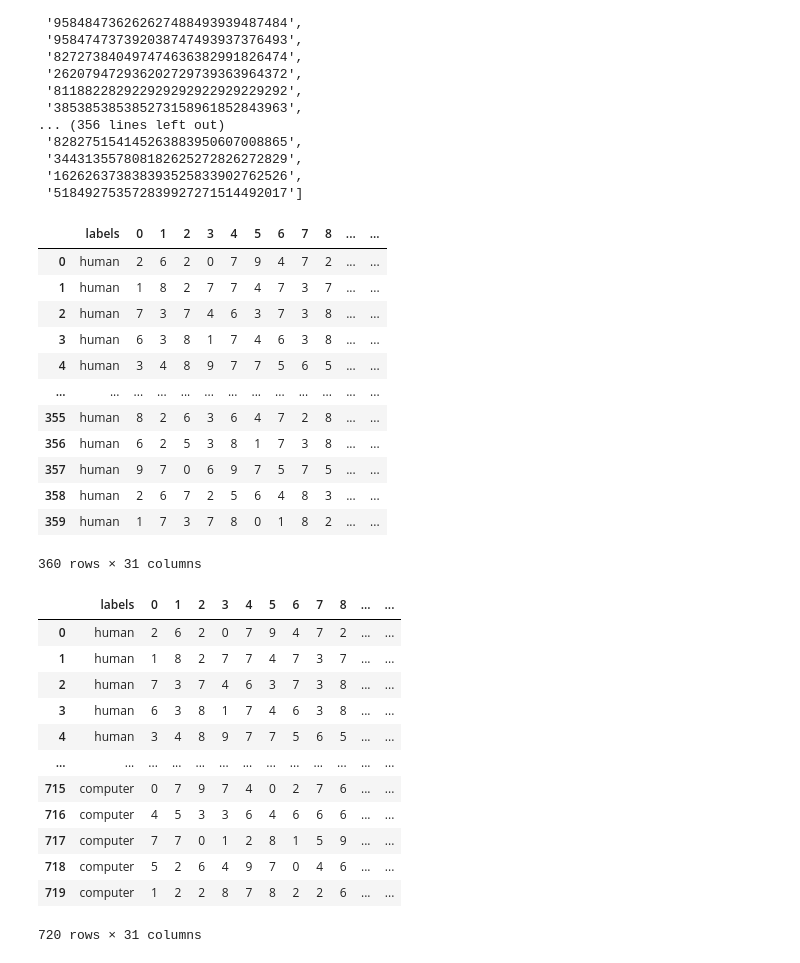
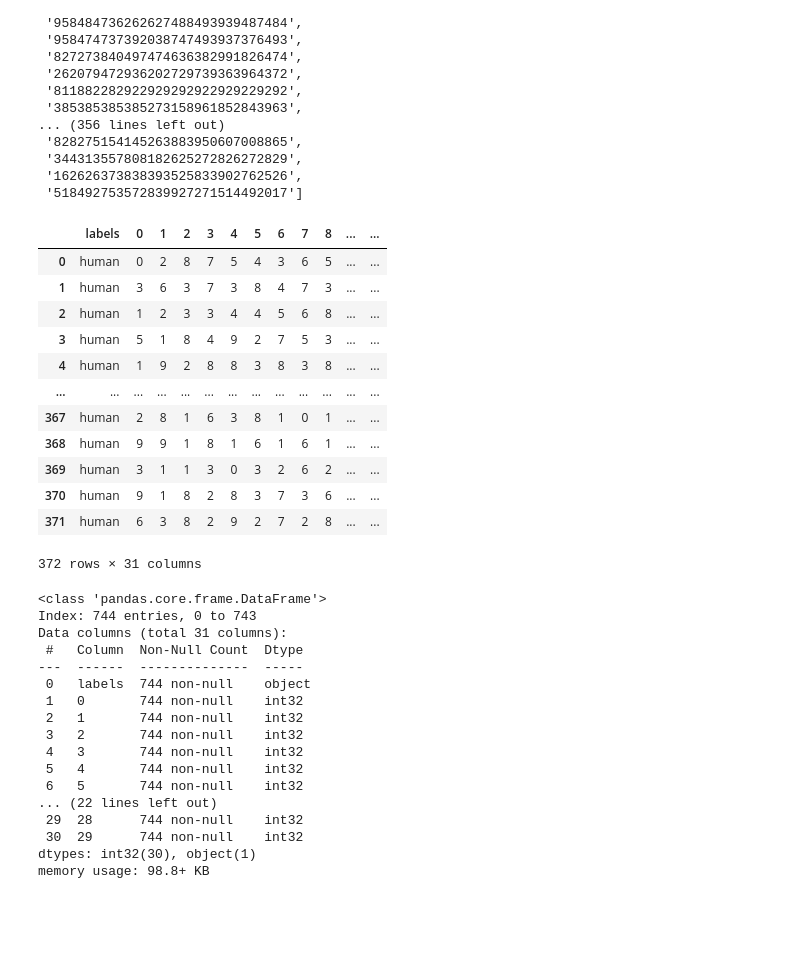
Before and after one commit to AryaVatsa/DS-Tryouts-personal, a Jupyter notebook: Human Keyboard Spam Recognition/Keyboard Spam Bayes.ipynb, the cells around one changed output. Cells and saved outputs as stored; diff of their text form; code cells hidden in the pictures; blank space fills up the shorter version.

```diff
--- a/Human Keyboard Spam Recognition/Keyboard Spam Bayes.ipynb
+++ b/Human Keyboard Spam Recognition/Keyboard Spam Bayes.ipynb
@@ -55,31 +56,31 @@ newList
 # %%
 # make a new column for each digit in the entries (up to 30th digit) and add it as a column to dataframe
 for i in range(0, 30):
     # label each column for the position number of te digits it contains
     dat[f"{i}"] = [num[i] for num in newList]
 # drop the raw data column
 dat = dat.drop("numbers", axis=1)
 dat = dat.sample(frac=1).reset_index(drop=True) # shuffle
-# test data probably unnecessary for this method but will do a small one anyways
-testDat = dat[-12:] # take out some from te bottom for testing (will random since data has been shuffled)
-dat = dat.drop(dat[-12:].index)
-HumanResponsesCount = len(dat) # dont count the responses that have been removed
+# test data probably unnecessary for this method but will do a small one anyways }}}}}}}}}}}}}}}}}}}}}}}}}}}}}}}}}}}}}}}}}}}}}}}}}}}}}}}}}}}}}}}}}}}}
+# testDat = dat[-12:] # take out some from te bottom for testing (will random since data has been shuffled)
+# dat = dat.drop(dat[-12:].index)
+HumanResponsesCount = len(dat)
 dat
 # dont covert to int now. can convert when in the numpy arrays (easier to convert the whole thing when we dont have a column that we want to keep as string)
 # %% [output]
 |  | labels | 0 | 1 | 2 | 3 | 4 | 5 | 6 | 7 | 8 | ... | ... |
-| 0 | human | 2 | 6 | 2 | 0 | 7 | 9 | 4 | 7 | 2 | ... | ... |
-| 1 | human | 1 | 8 | 2 | 7 | 7 | 4 | 7 | 3 | 7 | ... | ... |
-| 2 | human | 7 | 3 | 7 | 4 | 6 | 3 | 7 | 3 | 8 | ... | ... |
-| 3 | human | 6 | 3 | 8 | 1 | 7 | 4 | 6 | 3 | 8 | ... | ... |
-| 4 | human | 3 | 4 | 8 | 9 | 7 | 7 | 5 | 6 | 5 | ... | ... |
+| 0 | human | 0 | 2 | 8 | 7 | 5 | 4 | 3 | 6 | 5 | ... | ... |
+| 1 | human | 3 | 6 | 3 | 7 | 3 | 8 | 4 | 7 | 3 | ... | ... |
+| 2 | human | 1 | 2 | 3 | 3 | 4 | 4 | 5 | 6 | 8 | ... | ... |
+| 3 | human | 5 | 1 | 8 | 4 | 9 | 2 | 7 | 5 | 3 | ... | ... |
+| 4 | human | 1 | 9 | 2 | 8 | 8 | 3 | 8 | 3 | 8 | ... | ... |
 | ... | ... | ... | ... | ... | ... | ... | ... | ... | ... | ... | ... | ... |
-| 355 | human | 8 | 2 | 6 | 3 | 6 | 4 | 7 | 2 | 8 | ... | ... |
-| 356 | human | 6 | 2 | 5 | 3 | 8 | 1 | 7 | 3 | 8 | ... | ... |
-| 357 | human | 9 | 7 | 0 | 6 | 9 | 7 | 5 | 7 | 5 | ... | ... |
-| 358 | human | 2 | 6 | 7 | 2 | 5 | 6 | 4 | 8 | 3 | ... | ... |
-| 359 | human | 1 | 7 | 3 | 7 | 8 | 0 | 1 | 8 | 2 | ... | ... |
+| 367 | human | 2 | 8 | 1 | 6 | 3 | 8 | 1 | 0 | 1 | ... | ... |
+| 368 | human | 9 | 9 | 1 | 8 | 1 | 6 | 1 | 6 | 1 | ... | ... |
+| 369 | human | 3 | 1 | 1 | 3 | 0 | 3 | 2 | 6 | 2 | ... | ... |
+| 370 | human | 9 | 1 | 8 | 2 | 8 | 3 | 7 | 3 | 6 | ... | ... |
+| 371 | human | 6 | 3 | 8 | 2 | 9 | 2 | 7 | 2 | 8 | ... | ... |
-360 rows × 31 columns
+372 rows × 31 columns
 # %%
 # add rows of computer generated data equal to the number of human data collected
 CompResponsesCount = HumanResponsesCount # equal number
@@ -90,18 +91,27 @@ for i in range(0, CompResponsesCount):
         tempList.append(str(random.randint(0, 9)))
     dat.loc[len(dat.index)] = tempList
 
-dat
+TrainingData = dat
+for column in TrainingData.columns:
+    if column != "labels":
+        TrainingData[column] = TrainingData[column].astype(int)
+
+TrainingData.info()
 # %% [output]
-|  | labels | 0 | 1 | 2 | 3 | 4 | 5 | 6 | 7 | 8 | ... | ... |
-| 0 | human | 2 | 6 | 2 | 0 | 7 | 9 | 4 | 7 | 2 | ... | ... |
-| 1 | human | 1 | 8 | 2 | 7 | 7 | 4 | 7 | 3 | 7 | ... | ... |
-| 2 | human | 7 | 3 | 7 | 4 | 6 | 3 | 7 | 3 | 8 | ... | ... |
-| 3 | human | 6 | 3 | 8 | 1 | 7 | 4 | 6 | 3 | 8 | ... | ... |
-| 4 | human | 3 | 4 | 8 | 9 | 7 | 7 | 5 | 6 | 5 | ... | ... |
-| ... | ... | ... | ... | ... | ... | ... | ... | ... | ... | ... | ... | ... |
-| 715 | computer | 0 | 7 | 9 | 7 | 4 | 0 | 2 | 7 | 6 | ... | ... |
-| 716 | computer | 4 | 5 | 3 | 3 | 6 | 4 | 6 | 6 | 6 | ... | ... |
-| 717 | computer | 7 | 7 | 0 | 1 | 2 | 8 | 1 | 5 | 9 | ... | ... |
-| 718 | computer | 5 | 2 | 6 | 4 | 9 | 7 | 0 | 4 | 6 | ... | ... |
-| 719 | computer | 1 | 2 | 2 | 8 | 7 | 8 | 2 | 2 | 6 | ... | ... |
-720 rows × 31 columns
+<class 'pandas.core.frame.DataFrame'>
+Index: 744 entries, 0 to 743
+Data columns (total 31 columns):
+ #   Column  Non-Null Count  Dtype
+---  ------  --------------  -----
+ 0   labels  744 non-null    object
+ 1   0       744 non-null    int32
+ 2   1       744 non-null    int32
+ 3   2       744 non-null    int32
+ 4   3       744 non-null    int32
+ 5   4       744 non-null    int32
+ 6   5       744 non-null    int32
+... (22 lines left out)
+ 29  28      744 non-null    int32
+ 30  29      744 non-null    int32
+dtypes: int32(30), object(1)
+memory usage: 98.8+ KB
```
Also changed, not shown: parts of 22 cells of this notebook, 2 other files.
